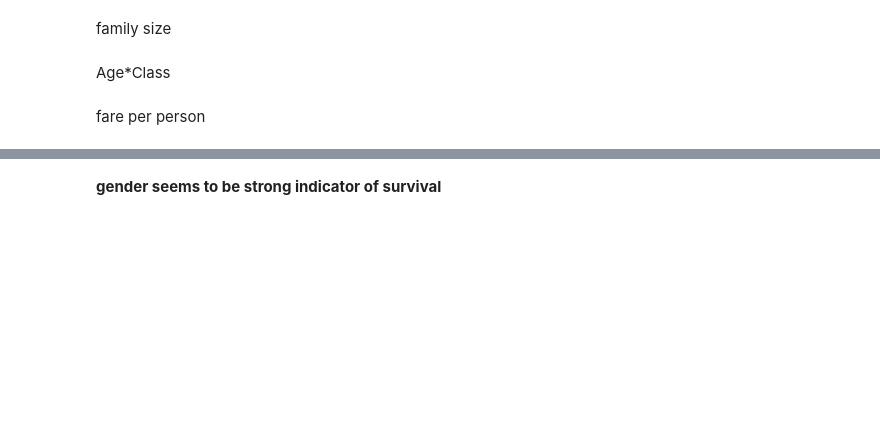
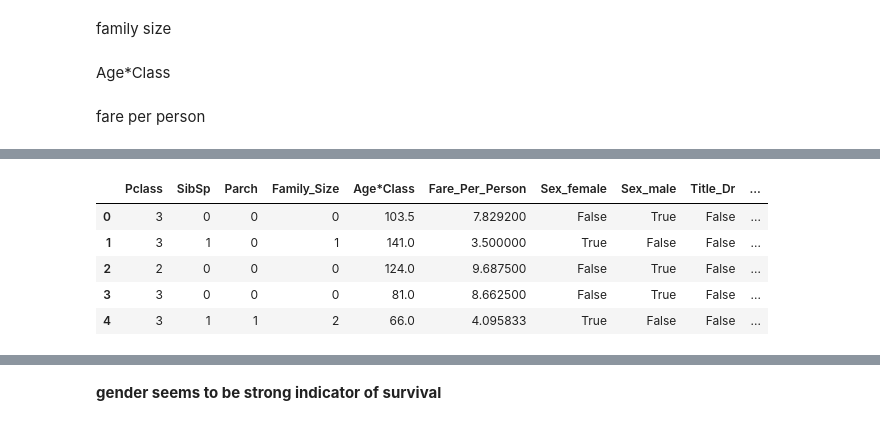
Before and after one commit to sanjit4/titanic, a Jupyter notebook: main.ipynb, the cells around one changed output, grey strips where cells are left out. Drawn from its saved outputs; the diff is of its cells as text; code cells hidden in the pictures; blank space fills up the shorter version.

Commit message:
error: difference number of columns in x_test and x_train

```diff
--- a/main.ipynb
+++ b/main.ipynb
@@ -92,11 +120,17 @@ train_data['Deck'] = train_data['Cabin'].map(lambda x: substrings_in_string(x, c
 family size
 # %%
 train_data['Family_Size'] = train_data['SibSp'] + train_data['Parch']
+# %%
+test_data['Family_Size'] = test_data['SibSp'] + test_data['Parch']
 # %% [markdown]
 Age*Class
 # %%
 train_data['Age*Class']=train_data['Age']*train_data['Pclass']
+# %%
+test_data['Age*Class']=test_data['Age']*test_data['Pclass']
 # %% [markdown]
 fare per person
 # %%
 train_data['Fare_Per_Person'] = train_data['Fare']/(train_data['SibSp']+train_data['Parch']+1)
+# %%
+test_data['Fare_Per_Person'] = test_data['Fare']/(test_data['SibSp']+test_data['Parch']+1)
@@ -102,0 +146,14 @@ train_data['Fare_Per_Person'] = train_data['Fare']/(train_data['SibSp']+train_da
+# %%
+
+features = ['Pclass', 'Sex', 'SibSp', 'Parch', 'Title', 'Deck', 'Family_Size', 'Age*Class', 'Fare_Per_Person']
+X_train = pd.get_dummies(train_data[features])
+X_test = pd.get_dummies(test_data[features])
+# %%
+X_test.head()
+# %% [output]
+|  | Pclass | SibSp | Parch | Family_Size | Age*Class | Fare_Per_Person | Sex_female | Sex_male | Title_Dr | ... |
+| 0 | 3 | 0 | 0 | 0 | 103.5 | 7.829200 | False | True | False | ... |
+| 1 | 3 | 1 | 0 | 1 | 141.0 | 3.500000 | True | False | False | ... |
+| 2 | 2 | 0 | 0 | 0 | 124.0 | 9.687500 | False | True | False | ... |
+| 3 | 3 | 0 | 0 | 0 | 81.0 | 8.662500 | False | True | False | ... |
+| 4 | 3 | 1 | 1 | 2 | 66.0 | 4.095833 | True | False | False | ... |
```
Also changed, not shown: parts of 8 cells of this notebook.
